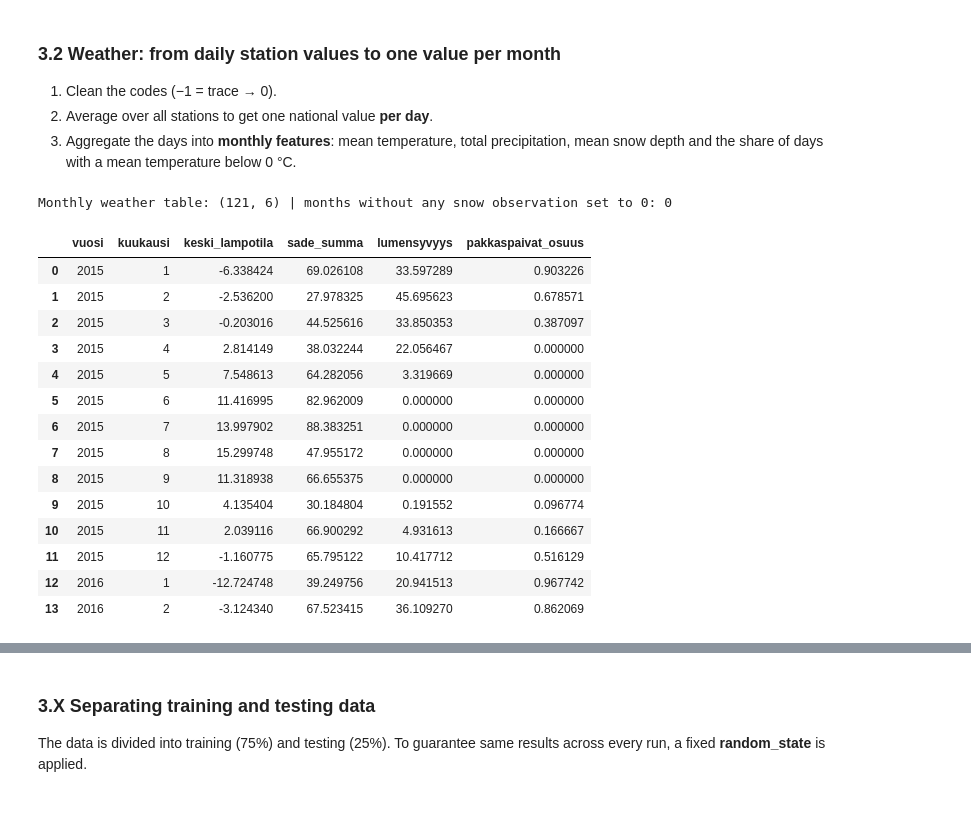
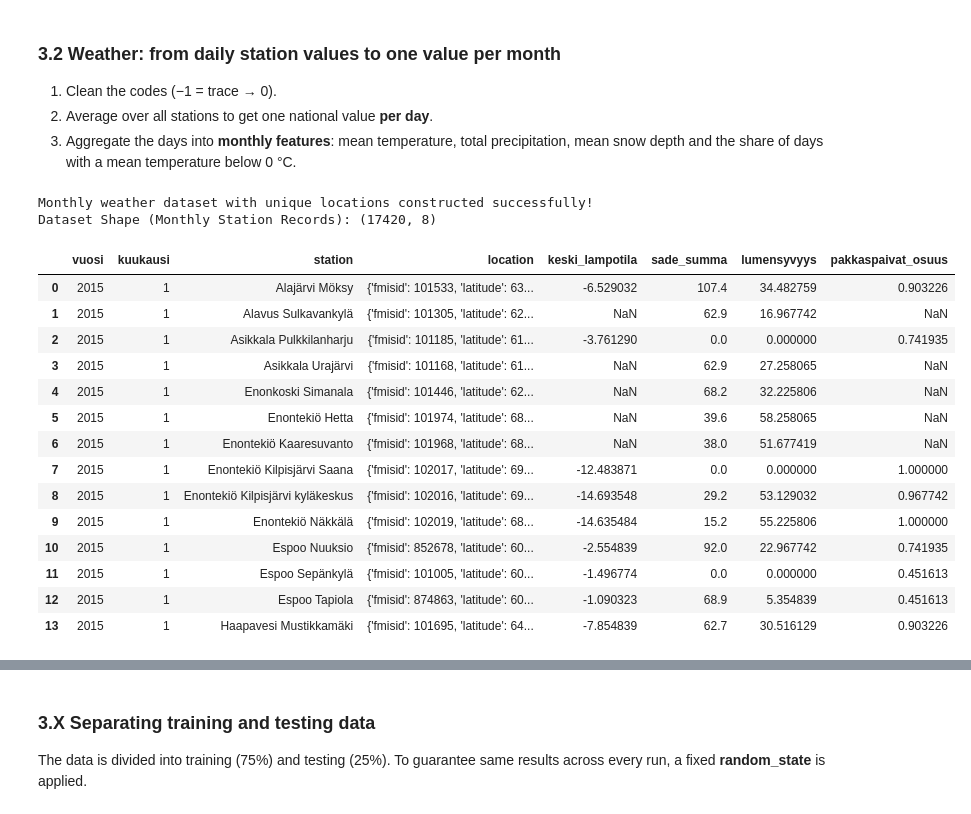
Before and after one commit to TopiAhola/data-and-ml-group5, a Jupyter notebook: project/traffic_accidents_analysis.ipynb, the cells around one changed output, grey strips where cells are left out. Saved outputs shown, nothing was run; the diff lists cells and outputs as text; code cells hidden in the pictures.

Commit message:
add loc per month

```diff
--- a/project/traffic_accidents_analysis.ipynb
+++ b/project/traffic_accidents_analysis.ipynb
@@ -482,42 +482,52 @@ df_accidents.drop('y', axis=1, inplace=True)
 2. Average over all stations to get one national value **per day**.
 3. Aggregate the days into **monthly features**: mean temperature, total precipitation, mean snow depth and the share of days with a mean temperature below 0 °C.
 # %%
-d = df_weather_daily.copy()
-d["rrday"] = d["rrday"].clip(lower=0)      # FMI: -1 means a trace amount
-d["snow"] = d["snow"].clip(lower=0)        # FMI: -1 means no snow
-d["vuosi"] = d["date"].dt.year
-d["kuukausi"] = d["date"].dt.month
+# 1. Create a copy of the raw daily weather table
+d_stations = df_weather_daily.copy()
 
-# 1) one national value per day
-daily_national = d.groupby(["vuosi", "kuukausi", "date"], as_index=False).agg(
-    tday=("tday", "mean"), rrday=("rrday", "mean"), snow=("snow", "mean"))
+# Clean up trace amounts and missing codes as we did before
+d_stations["rrday"] = d_stations["rrday"].clip(lower=0)
+d_stations["snow"] = d_stations["snow"].clip(lower=0)
 
-# 2) monthly features
-df_weather_monthly = daily_national.groupby(["vuosi", "kuukausi"], as_index=False).agg(
-    keski_lampotila=("tday", "mean"),
-    sade_summa=("rrday", "sum"),
-    lumensyvyys=("snow", "mean"),
-    pakkaspaivat_osuus=("tday", lambda s: (s.dropna() < 0).mean()),
+# Extract year and month fields from the datetime index
+d_stations["vuosi"] = d_stations["date"].dt.year
+d_stations["kuukausi"] = d_stations["date"].dt.month
+
+# 2. Aggregation Phase: Group by Year, Month, Station Name, and Location coordinates!
+# This collapses the 10-minute/daily records into a clean Monthly Station Dataset.
+df_weather_monthly_stations = d_stations.groupby(
+    ["vuosi", "kuukausi", "station", "location"],
+    as_index=False
+).agg(
+    keski_lampotila=("tday", "mean"),       # Monthly mean temp for THIS specific station
+    sade_summa=("rrday", "sum"),            # Monthly total rain for THIS specific station
+    lumensyvyys=("snow", "mean"),          # Monthly mean snow depth for THIS specific station
+    pakkaspaivat_osuus=("tday", lambda s: (s.dropna() < 0).mean()) # Frost days share for THIS station
 )
-no_snow_obs = df_weather_monthly["lumensyvyys"].isna().sum()
-df_weather_monthly["lumensyvyys"] = df_weather_monthly["lumensyvyys"].fillna(0)
 
-print("Monthly weather table:", df_weather_monthly.shape, "| months without any snow observation set to 0:", no_snow_obs)
-display(df_weather_monthly.head(14))
+# Handle missing snow values for the stations safely
+df_weather_monthly_stations["lumensyvyys"] = df_weather_monthly_stations["lumensyvyys"].fillna(0)
+
+print("Monthly weather dataset with unique locations constructed successfully!")
+print(f"Dataset Shape (Monthly Station Records): {df_weather_monthly_stations.shape}")
+
+# Display the first 14 rows to let Abu Shahab see the station names and coordinates
+display(df_weather_monthly_stations.head(14))
 # %% [output]
-Monthly weather table: (121, 6) | months without any snow observation set to 0: 0
+Monthly weather dataset with unique locations constructed successfully!
+Dataset Shape (Monthly Station Records): (17420, 8)
-|  | vuosi | kuukausi | keski_lampotila | sade_summa | lumensyvyys | pakkaspaivat_osuus |
-| 0 | 2015 | 1 | -6.338424 | 69.026108 | 33.597289 | 0.903226 |
-| 1 | 2015 | 2 | -2.536200 | 27.978325 | 45.695623 | 0.678571 |
-| 2 | 2015 | 3 | -0.203016 | 44.525616 | 33.850353 | 0.387097 |
-| 3 | 2015 | 4 | 2.814149 | 38.032244 | 22.056467 | 0.000000 |
-| 4 | 2015 | 5 | 7.548613 | 64.282056 | 3.319669 | 0.000000 |
-| 5 | 2015 | 6 | 11.416995 | 82.962009 | 0.000000 | 0.000000 |
-| 6 | 2015 | 7 | 13.997902 | 88.383251 | 0.000000 | 0.000000 |
-| 7 | 2015 | 8 | 15.299748 | 47.955172 | 0.000000 | 0.000000 |
-| 8 | 2015 | 9 | 11.318938 | 66.655375 | 0.000000 | 0.000000 |
-| 9 | 2015 | 10 | 4.135404 | 30.184804 | 0.191552 | 0.096774 |
-| 10 | 2015 | 11 | 2.039116 | 66.900292 | 4.931613 | 0.166667 |
-| 11 | 2015 | 12 | -1.160775 | 65.795122 | 10.417712 | 0.516129 |
-| 12 | 2016 | 1 | -12.724748 | 39.249756 | 20.941513 | 0.967742 |
-| 13 | 2016 | 2 | -3.124340 | 67.523415 | 36.109270 | 0.862069 |
+|  | vuosi | kuukausi | station | location | keski_lampotila | sade_summa | lumensyvyys | pakkaspaivat_osuus |
+| 0 | 2015 | 1 | Alajärvi Möksy | {'fmisid': 101533, 'latitude': 63... | -6.529032 | 107.4 | 34.482759 | 0.903226 |
+| 1 | 2015 | 1 | Alavus Sulkavankylä | {'fmisid': 101305, 'latitude': 62... | NaN | 62.9 | 16.967742 | NaN |
+| 2 | 2015 | 1 | Asikkala Pulkkilanharju | {'fmisid': 101185, 'latitude': 61... | -3.761290 | 0.0 | 0.000000 | 0.741935 |
+| 3 | 2015 | 1 | Asikkala Urajärvi | {'fmisid': 101168, 'latitude': 61... | NaN | 62.9 | 27.258065 | NaN |
+| 4 | 2015 | 1 | Enonkoski Simanala | {'fmisid': 101446, 'latitude': 62... | NaN | 68.2 | 32.225806 | NaN |
+| 5 | 2015 | 1 | Enontekiö Hetta | {'fmisid': 101974, 'latitude': 68... | NaN | 39.6 | 58.258065 | NaN |
+| 6 | 2015 | 1 | Enontekiö Kaaresuvanto | {'fmisid': 101968, 'latitude': 68... | NaN | 38.0 | 51.677419 | NaN |
+| 7 | 2015 | 1 | Enontekiö Kilpisjärvi Saana | {'fmisid': 102017, 'latitude': 69... | -12.483871 | 0.0 | 0.000000 | 1.000000 |
+| 8 | 2015 | 1 | Enontekiö Kilpisjärvi kyläkeskus | {'fmisid': 102016, 'latitude': 69... | -14.693548 | 29.2 | 53.129032 | 0.967742 |
+| 9 | 2015 | 1 | Enontekiö Näkkälä | {'fmisid': 102019, 'latitude': 68... | -14.635484 | 15.2 | 55.225806 | 1.000000 |
+| 10 | 2015 | 1 | Espoo Nuuksio | {'fmisid': 852678, 'latitude': 60... | -2.554839 | 92.0 | 22.967742 | 0.741935 |
+| 11 | 2015 | 1 | Espoo Sepänkylä | {'fmisid': 101005, 'latitude': 60... | -1.496774 | 0.0 | 0.000000 | 0.451613 |
+| 12 | 2015 | 1 | Espoo Tapiola | {'fmisid': 874863, 'latitude': 60... | -1.090323 | 68.9 | 5.354839 | 0.451613 |
+| 13 | 2015 | 1 | Haapavesi Mustikkamäki | {'fmisid': 101695, 'latitude': 64... | -7.854839 | 62.7 | 30.516129 | 0.903226 |
```
Also changed, not shown: parts of 14 cells of this notebook.
